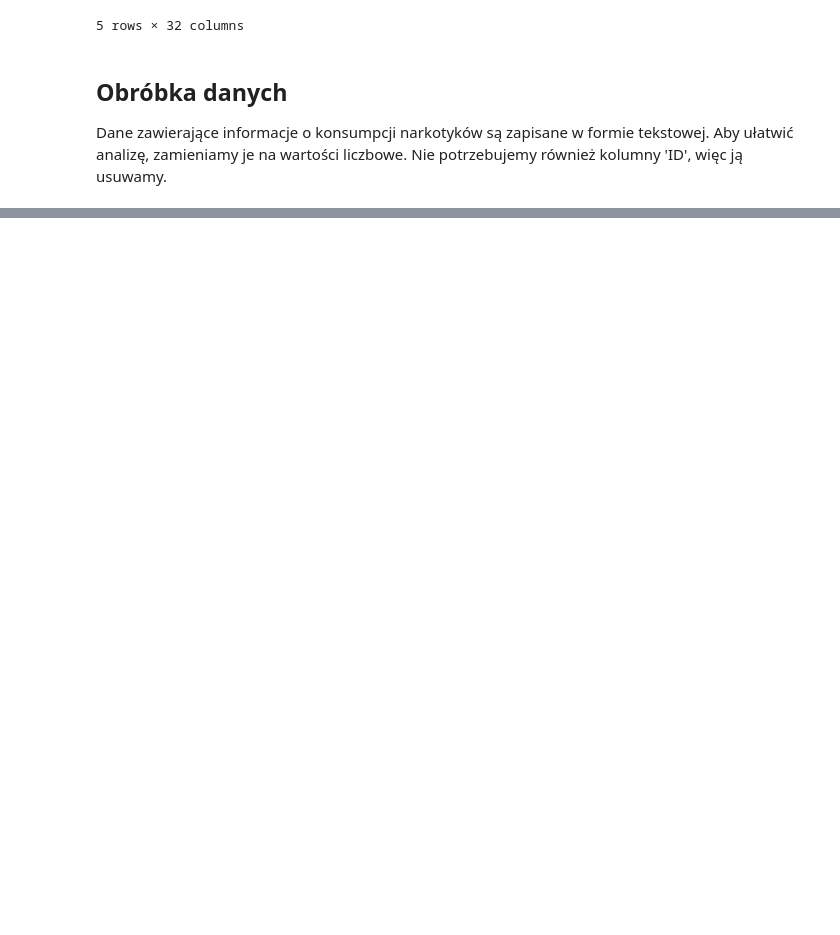
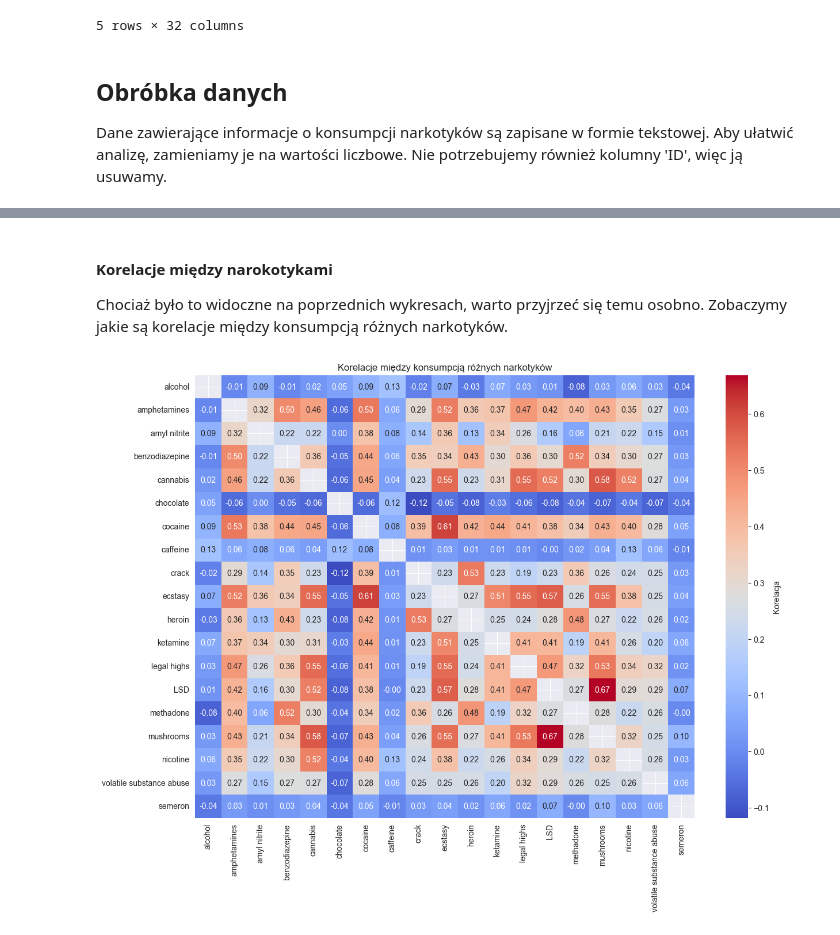
Before and after one commit to olekgolus11/DrugConsumptionAnalysis, a Jupyter notebook: drug_consumption.ipynb, the cells around one changed output, grey strips where cells are left out. Drawn from its saved outputs; the diff is of its cells as text; code cells hidden in the pictures; blank space fills up the shorter version.

```diff
--- a/drug_consumption.ipynb
+++ b/drug_consumption.ipynb
@@ -198,0 +265,9 @@ Osoby konsumujące dany narkotyk zazwyczaj konsumują również inne narkotyki.
+# %% [markdown]
+#### Korelacje między narokotykami
+Chociaż było to widoczne na poprzednich wykresach, warto przyjrzeć się temu osobno. Zobaczymy jakie są korelacje między konsumpcją różnych narkotyków.
+# %%
+drug_and_drug_data = data[consumption_data_columns]
+correlation_matrix_drug_drug = create_correlation_matrix(drug_and_drug_data)
+show_correlation_matrix(correlation_matrix_drug_drug, 'Korelacje między konsumpcją różnych narkotyków')
+# %% [output]
+[figure, added]
```
Also changed, not shown: parts of 20 cells of this notebook, 1 other file.
